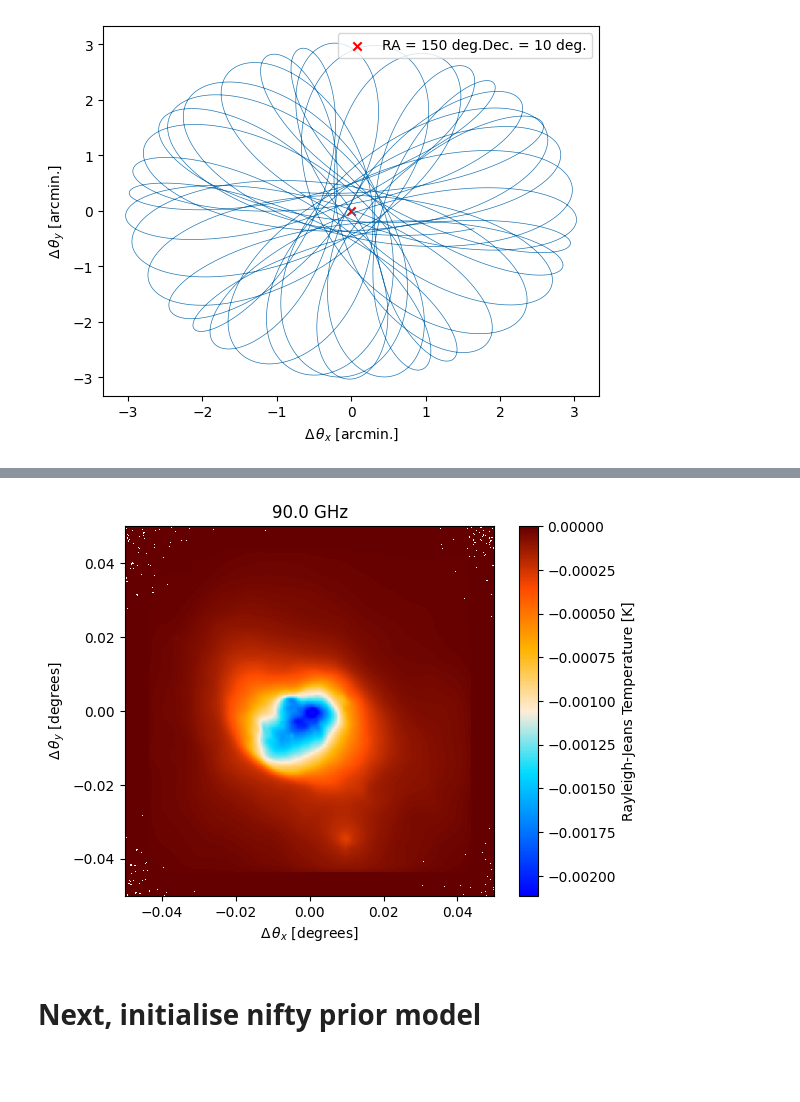
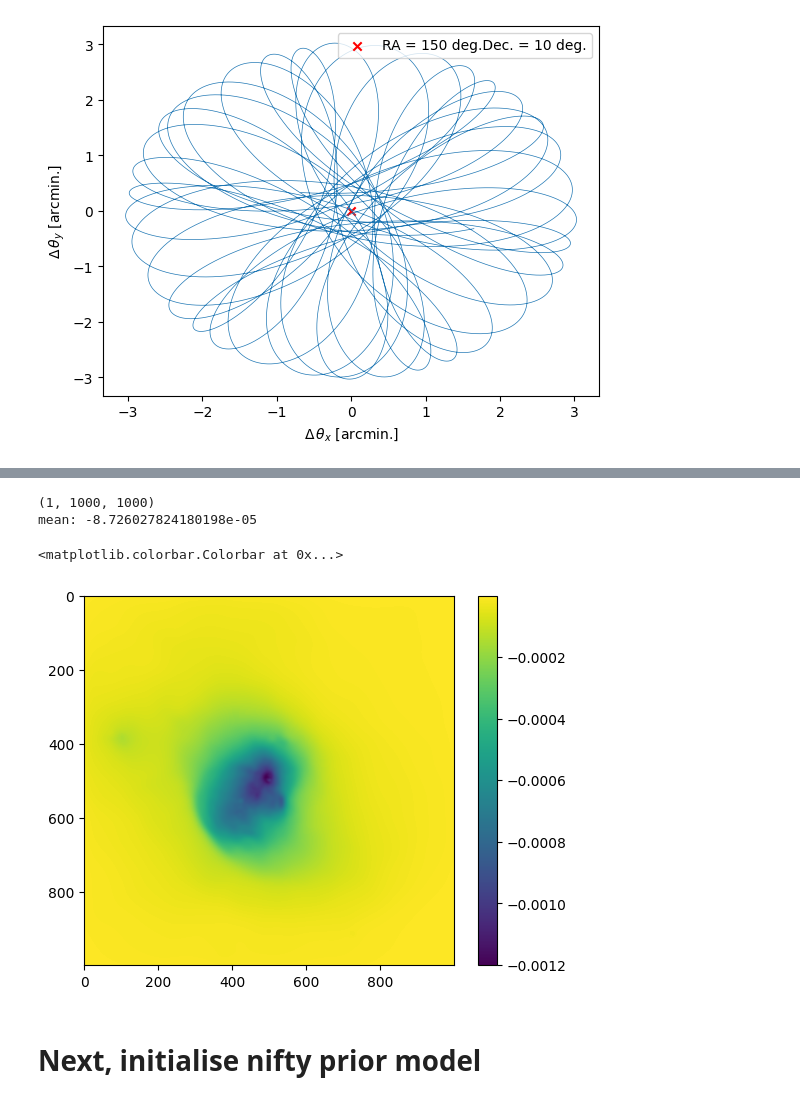
Before and after one commit to jwuerzinger/CMB_denoising, a Jupyter notebook: nifty_maria/nifty_maria_mapsampling.ipynb, the cells around one changed output, grey strips where cells are left out. Cells and saved outputs as stored; diff of their text form; code cells hidden in the pictures; blank space fills up the shorter version.

```diff
--- a/nifty_maria/nifty_maria_mapsampling.ipynb
+++ b/nifty_maria/nifty_maria_mapsampling.ipynb
@@ -101,16 +101,28 @@ dy = dy.compute()
 # %%
 from maria.map.mappers import BinMapper
 
 mapper_truthmap = BinMapper(center=(150, 10), frame="ra_dec", width=0.1, height=0.1, resolution=2e-4, map_postprocessing={"gaussian_filter": {"sigma": 0}} )
 mapper_truthmap.add_tods(tod_truthmap)
 output_truthmap = mapper_truthmap.run()
 
-output_truthmap.plot()
+# output_truthmap.plot()
 
-mapdata_truth = np.float64((output_truthmap.data[0])*-1e4)
+# mapdata_truth = np.float64((output_truthmap.data[0])*-1e4)
+# mapdata_truth = np.float64(-1.*(output_truthmap.data[0]))
+# mapdata_truth = np.float64(output_truthmap.data[0])
+mapdata_truth = np.float64(sim_truthmap.map.data)
 mapdata_truth = np.nan_to_num(mapdata_truth, nan=np.nanmean(mapdata_truth)) # replace nan value by img mean
+
+print(mapdata_truth.shape)
+print("mean:", mapdata_truth.mean())
+
+plt.imshow(mapdata_truth[0])
+plt.colorbar()
 # %% [output]
+(1, 1000, 1000)
+mean: -8.726027824180198e-05
+<matplotlib.colorbar.Colorbar at 0x...>
-[figure, old version]
+[figure, new version]
 # %% [markdown]
 # Next, initialise nifty prior model
 # %%
```
Also changed, not shown: parts of 16 cells of this notebook.
